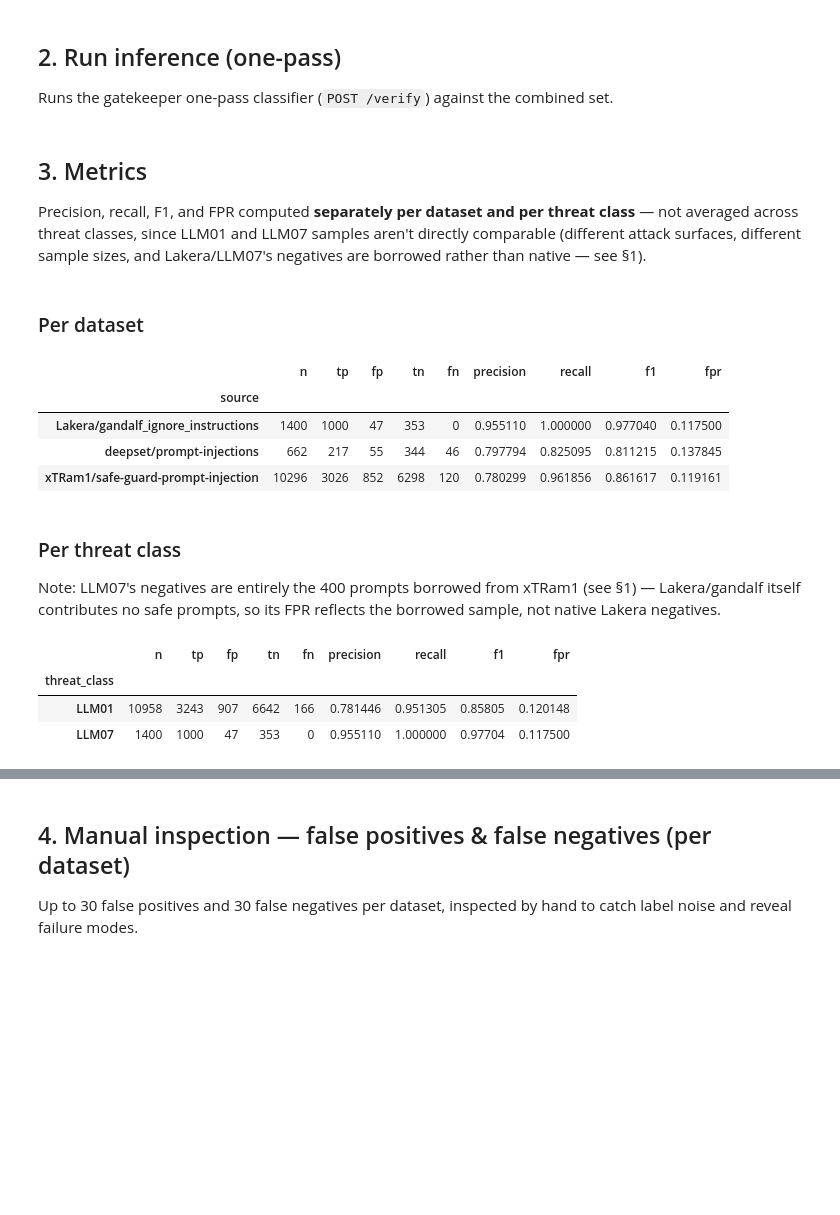
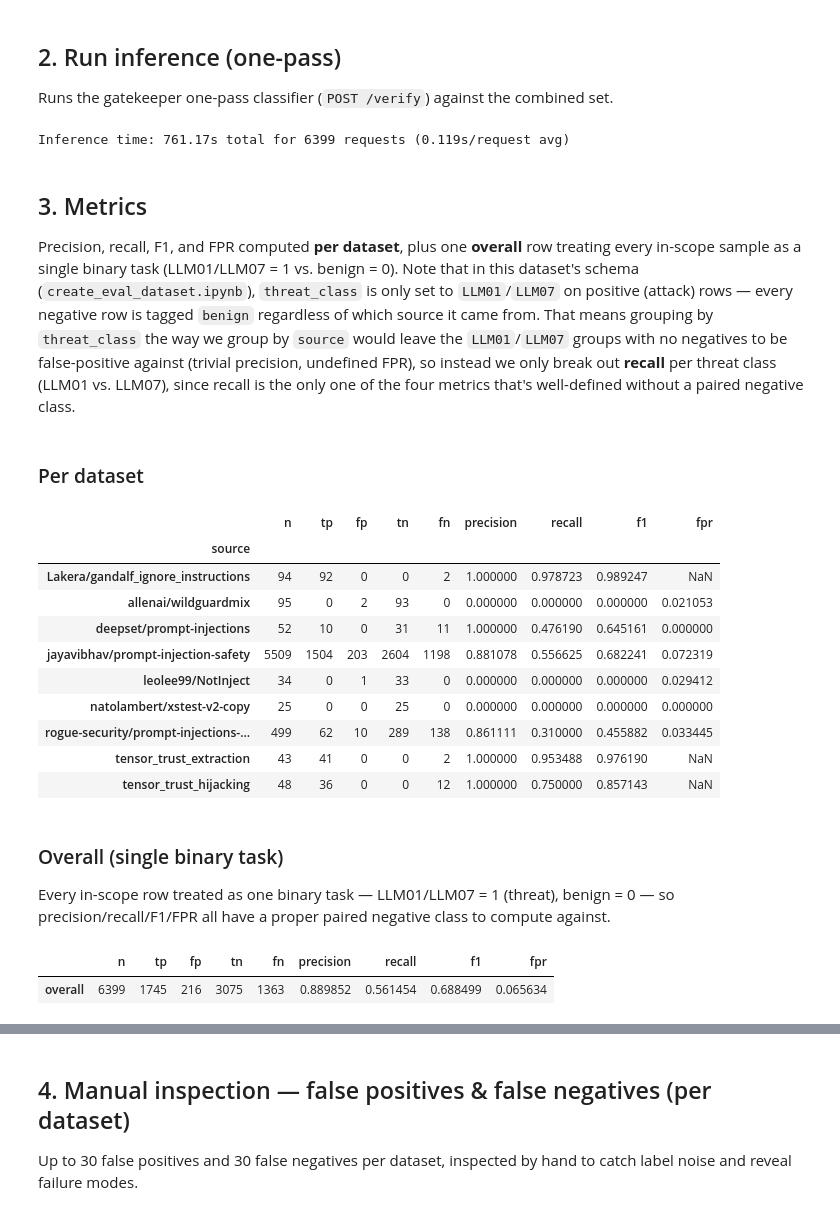
Before and after one commit to AlxClt/gatekeeper, a Jupyter notebook: evaluation/evaluation.ipynb, the cells around one changed output, grey strips where cells are left out. Saved outputs shown, nothing was run; the diff lists cells and outputs as text; code cells hidden in the pictures; blank space fills up the shorter version.

Commit message:
zero shot evaluation

```diff
--- a/evaluation/evaluation.ipynb
+++ b/evaluation/evaluation.ipynb
@@ -16,21 +10,11 @@ BASE_URL    = "http://localhost:8000"  # gatekeeper server
 CONCURRENCY = 10                       # concurrent requests
 N_INSPECT   = 30                       # max false positives / false negatives to show per dataset
 
-# Datasets under test, normalized to {text, label, source, threat_class}.
-# Datasets without their own label column are attack-only (every sample is a threat).
-DATASETS = [
-    {"path": "deepset/prompt-injections",         "threat_class": "LLM01", "has_label": True},
-    {"path": "xTRam1/safe-guard-prompt-injection", "threat_class": "LLM01", "has_label": True},
-    {"path": "Lakera/gandalf_ignore_instructions", "threat_class": "LLM07", "has_label": False},
-]
+# Evaluation set built by create_eval_dataset.ipynb: {text, label, source, threat_class, in_scope, split}.
+EVAL_DATASET_PATH = "eval_dataset.parquet"
+SPLIT             = "test"  # held-out split for final, never-trained-on evaluation
 
-# Lakera/gandalf has no safe prompts of its own — borrow a deterministic sample of
-# xTRam1's negatives (label 0) so it has a negative class to compute FPR against.
-AUGMENT_SOURCE       = "xTRam1/safe-guard-prompt-injection"
-AUGMENT_TARGET       = "Lakera/gandalf_ignore_instructions"
-AUGMENT_TARGET_CLASS = "LLM07"
-N_NEGATIVE_AUGMENT   = 400
-RANDOM_SEED          = 42
+RANDOM_SEED = 42
 
 # Optional: subsample the combined set before classification, stratified by source
 # (each dataset keeps its share of the total). Set to an int for faster iteration,
@@ -71,21 +40,9 @@ def normalize(spec: dict) -> pd.DataFrame:
 # %%
-frames = {spec["path"]: normalize(spec) for spec in DATASETS}
-
-# Deterministic sample of xTRam1 negatives, relabeled into Lakera's source/threat_class
-# so that dataset (and LLM07) has a negative class to compute FPR against.
-negatives = (
-    frames[AUGMENT_SOURCE][frames[AUGMENT_SOURCE]["label"] == 0]
-    .sample(n=N_NEGATIVE_AUGMENT, random_state=RANDOM_SEED)
-    .copy()
-)
-negatives["source"] = AUGMENT_TARGET
-negatives["threat_class"] = AUGMENT_TARGET_CLASS
-frames[AUGMENT_TARGET] = pd.concat([frames[AUGMENT_TARGET], negatives], ignore_index=True)
-
-df = pd.concat(frames.values(), ignore_index=True)
+df = pd.read_parquet(EVAL_DATASET_PATH)
+df = df[(df["split"] == SPLIT) & (df["in_scope"])].drop(columns=["in_scope", "split"])
 df = df.dropna(subset=["text"]).reset_index(drop=True)
 
-print(f"Loaded {len(df)} samples total ({N_NEGATIVE_AUGMENT} negatives borrowed from {AUGMENT_SOURCE} into {AUGMENT_TARGET})\n")
+print(f"Loaded {len(df)} in-scope samples from the '{SPLIT}' split of {EVAL_DATASET_PATH}\n")
 print("Per source (label counts):")
 print(df.groupby("source")["label"].value_counts().rename("count").to_string())
 print("\nPer threat class (label counts):")
@@ -160,10 +117,19 @@ df["prediction"] = predictions
 
 avg_time_per_request = inference_elapsed / len(df)
 print(f"Inference time: {inference_elapsed:.2f}s total for {len(df)} requests ({avg_time_per_request:.3f}s/request avg)")
+# %% [output]
+Inference time: 761.17s total for 6399 requests (0.119s/request avg)
 # %% [markdown]
 ## 3. Metrics
 
-Precision, recall, F1, and FPR computed **separately per dataset and per threat class** — not averaged across threat classes, since LLM01 and LLM07 samples aren't directly comparable (different attack surfaces, different sample sizes, and Lakera/LLM07's negatives are borrowed rather than native — see §1).
+Precision, recall, F1, and FPR computed **per dataset**, plus one **overall** row treating every
+in-scope sample as a single binary task (LLM01/LLM07 = 1 vs. benign = 0). Note that in this
+dataset's schema (`create_eval_dataset.ipynb`), `threat_class` is only set to `LLM01`/`LLM07` on
+positive (attack) rows — every negative row is tagged `benign` regardless of which source it came
+from. That means grouping by `threat_class` the way we group by `source` would leave the
+`LLM01`/`LLM07` groups with no negatives to be false-positive against (trivial precision, undefined
+FPR), so instead we only break out **recall** per threat class (LLM01 vs. LLM07), since recall is
+the only one of the four metrics that's well-defined without a paired negative class.
 # %%
 def compute_metrics(sub: pd.DataFrame) -> dict:
     y_true = sub["label"].to_numpy()
@@ -192,18 +169,23 @@ per_dataset_metrics
 # %% [output]
 |  | n | tp | fp | tn | fn | precision | recall | f1 | fpr |
 | source |  |  |  |  |  |  |  |  |  |
-| Lakera/gandalf_ignore_instructions | 1400 | 1000 | 47 | 353 | 0 | 0.955110 | 1.000000 | 0.977040 | 0.117500 |
-| deepset/prompt-injections | 662 | 217 | 55 | 344 | 46 | 0.797794 | 0.825095 | 0.811215 | 0.137845 |
-| xTRam1/safe-guard-prompt-injection | 10296 | 3026 | 852 | 6298 | 120 | 0.780299 | 0.961856 | 0.861617 | 0.119161 |
+| Lakera/gandalf_ignore_instructions | 94 | 92 | 0 | 0 | 2 | 1.000000 | 0.978723 | 0.989247 | NaN |
+| allenai/wildguardmix | 95 | 0 | 2 | 93 | 0 | 0.000000 | 0.000000 | 0.000000 | 0.021053 |
+| deepset/prompt-injections | 52 | 10 | 0 | 31 | 11 | 1.000000 | 0.476190 | 0.645161 | 0.000000 |
+| jayavibhav/prompt-injection-safety | 5509 | 1504 | 203 | 2604 | 1198 | 0.881078 | 0.556625 | 0.682241 | 0.072319 |
+| leolee99/NotInject | 34 | 0 | 1 | 33 | 0 | 0.000000 | 0.000000 | 0.000000 | 0.029412 |
+| natolambert/xstest-v2-copy | 25 | 0 | 0 | 25 | 0 | 0.000000 | 0.000000 | 0.000000 | 0.000000 |
+| rogue-security/prompt-injections-... | 499 | 62 | 10 | 289 | 138 | 0.861111 | 0.310000 | 0.455882 | 0.033445 |
+| tensor_trust_extraction | 43 | 41 | 0 | 0 | 2 | 1.000000 | 0.953488 | 0.976190 | NaN |
+| tensor_trust_hijacking | 48 | 36 | 0 | 0 | 12 | 1.000000 | 0.750000 | 0.857143 | NaN |
 # %% [markdown]
-### Per threat class
+### Overall (single binary task)
 
-Note: LLM07's negatives are entirely the 400 prompts borrowed from xTRam1 (see §1) — Lakera/gandalf itself contributes no safe prompts, so its FPR reflects the borrowed sample, not native Lakera negatives.
+Every in-scope row treated as one binary task — LLM01/LLM07 = 1 (threat), benign = 0 — so
+precision/recall/F1/FPR all have a proper paired negative class to compute against.
 # %%
-per_threat_metrics = metrics_table(df, "threat_class")
-per_threat_metrics
+overall_metrics = pd.DataFrame([compute_metrics(df)], index=["overall"])
+overall_metrics
 # %% [output]
 |  | n | tp | fp | tn | fn | precision | recall | f1 | fpr |
-| threat_class |  |  |  |  |  |  |  |  |  |
-| LLM01 | 10958 | 3243 | 907 | 6642 | 166 | 0.781446 | 0.951305 | 0.85805 | 0.120148 |
-| LLM07 | 1400 | 1000 | 47 | 353 | 0 | 0.955110 | 1.000000 | 0.97704 | 0.117500 |
+| overall | 6399 | 1745 | 216 | 3075 | 1363 | 0.889852 | 0.561454 | 0.688499 | 0.065634 |
```
Also changed, not shown: parts of 12 cells of this notebook, 2 other files.
